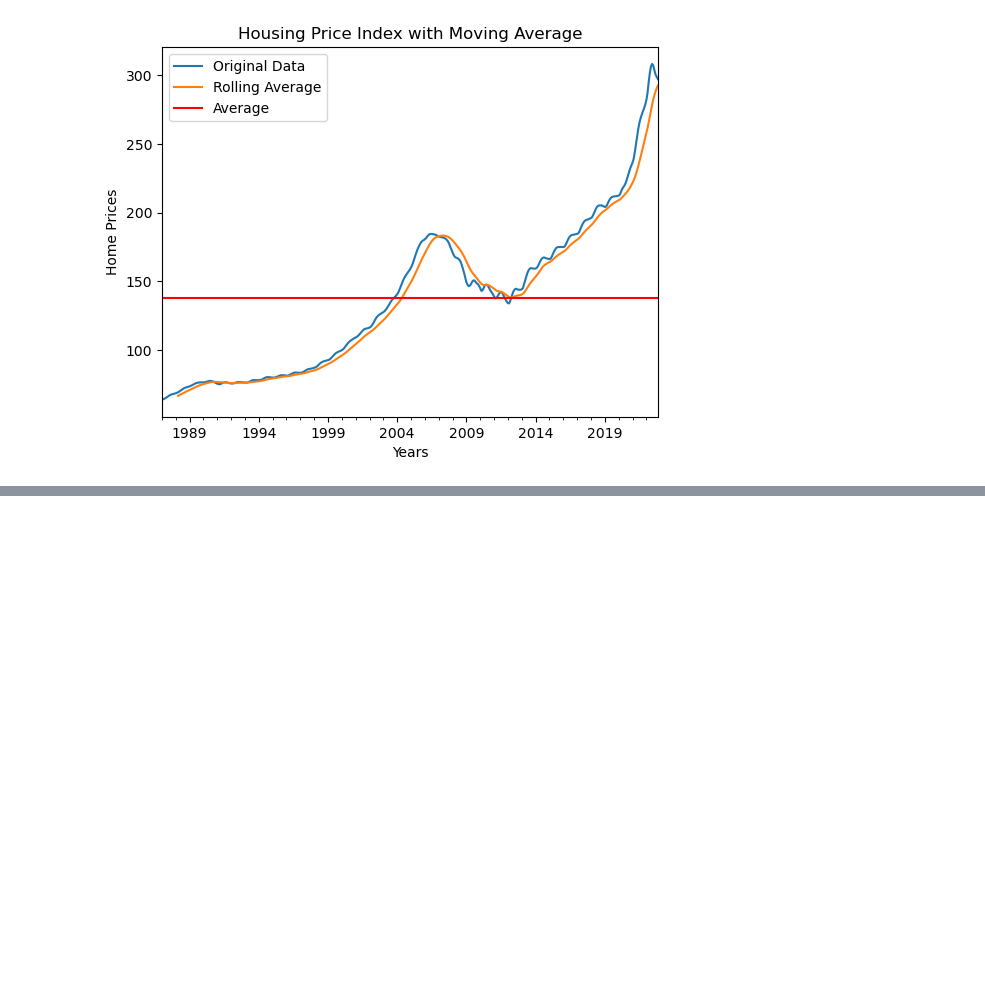
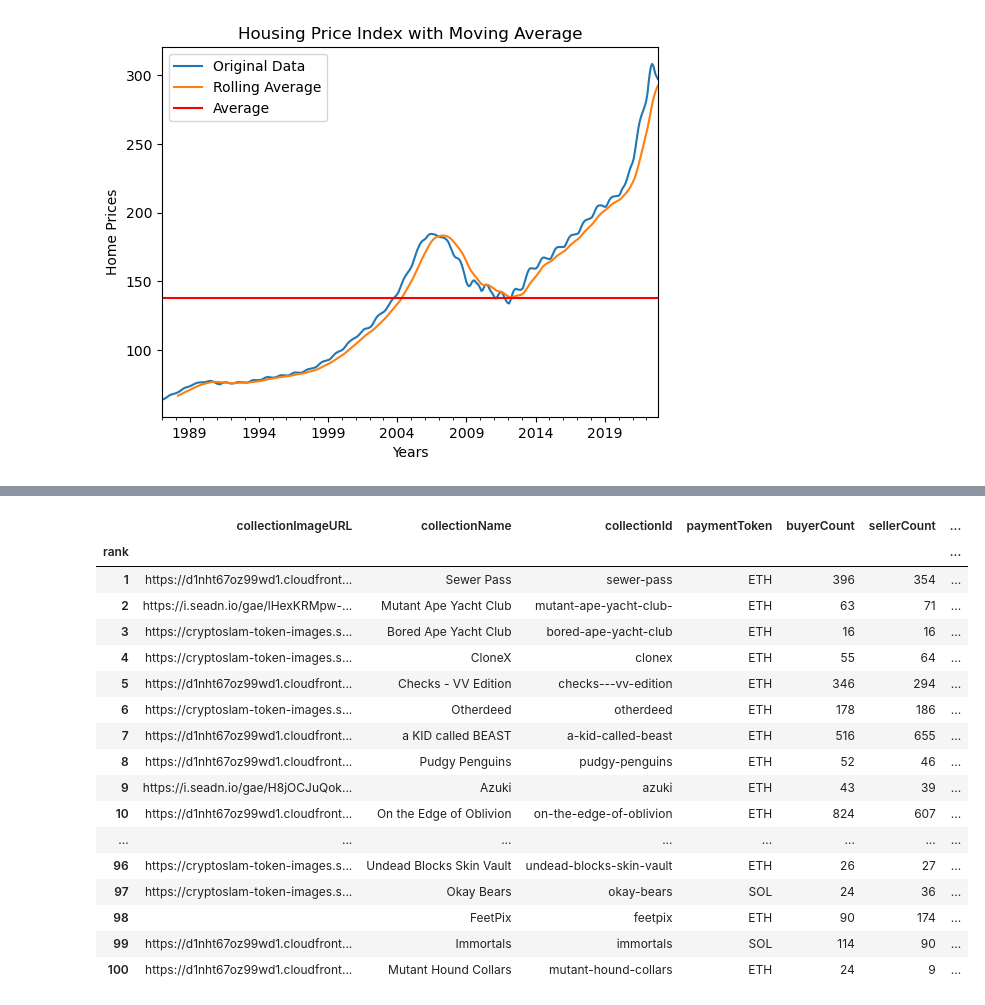
Before and after one commit to nicolas-angarita/time-series-exercises, a Jupyter notebook: fred_api.ipynb, the cells around one changed output, grey strips where cells are left out. Saved outputs shown, nothing was run; the diff lists cells and outputs as text; code cells hidden in the pictures; blank space fills up the shorter version.

```diff
--- a/fred_api.ipynb
+++ b/fred_api.ipynb
@@ -139,0 +192,21 @@ plt.show()
+# %%
+df
+# %% [output]
+|  | collectionImageURL | collectionName | collectionId | paymentToken | buyerCount | sellerCount | ... |
+| rank |  |  |  |  |  |  | ... |
+| 1 | https://d1nht67oz99wd1.cloudfront... | Sewer Pass | sewer-pass | ETH | 396 | 354 | ... |
+| 2 | https://i.seadn.io/gae/lHexKRMpw-... | Mutant Ape Yacht Club | mutant-ape-yacht-club- | ETH | 63 | 71 | ... |
+| 3 | https://cryptoslam-token-images.s... | Bored Ape Yacht Club | bored-ape-yacht-club | ETH | 16 | 16 | ... |
+| 4 | https://cryptoslam-token-images.s... | CloneX | clonex | ETH | 55 | 64 | ... |
+| 5 | https://d1nht67oz99wd1.cloudfront... | Checks - VV Edition | checks---vv-edition | ETH | 346 | 294 | ... |
+| 6 | https://cryptoslam-token-images.s... | Otherdeed | otherdeed | ETH | 178 | 186 | ... |
+| 7 | https://d1nht67oz99wd1.cloudfront... | a KID called BEAST | a-kid-called-beast | ETH | 516 | 655 | ... |
+| 8 | https://d1nht67oz99wd1.cloudfront... | Pudgy Penguins | pudgy-penguins | ETH | 52 | 46 | ... |
+| 9 | https://i.seadn.io/gae/H8jOCJuQok... | Azuki | azuki | ETH | 43 | 39 | ... |
+| 10 | https://d1nht67oz99wd1.cloudfront... | On the Edge of Oblivion | on-the-edge-of-oblivion | ETH | 824 | 607 | ... |
+| ... | ... | ... | ... | ... | ... | ... | ... |
+| 96 | https://cryptoslam-token-images.s... | Undead Blocks Skin Vault | undead-blocks-skin-vault | ETH | 26 | 27 | ... |
+| 97 | https://cryptoslam-token-images.s... | Okay Bears | okay-bears | SOL | 24 | 36 | ... |
+| 98 |  | FeetPix | feetpix | ETH | 90 | 174 | ... |
+| 99 | https://d1nht67oz99wd1.cloudfront... | Immortals | immortals | SOL | 114 | 90 | ... |
+| 100 | https://d1nht67oz99wd1.cloudfront... | Mutant Hound Collars | mutant-hound-collars | ETH | 24 | 9 | ... |
```
Also changed, not shown: parts of 9 cells of this notebook, 4 other files.
